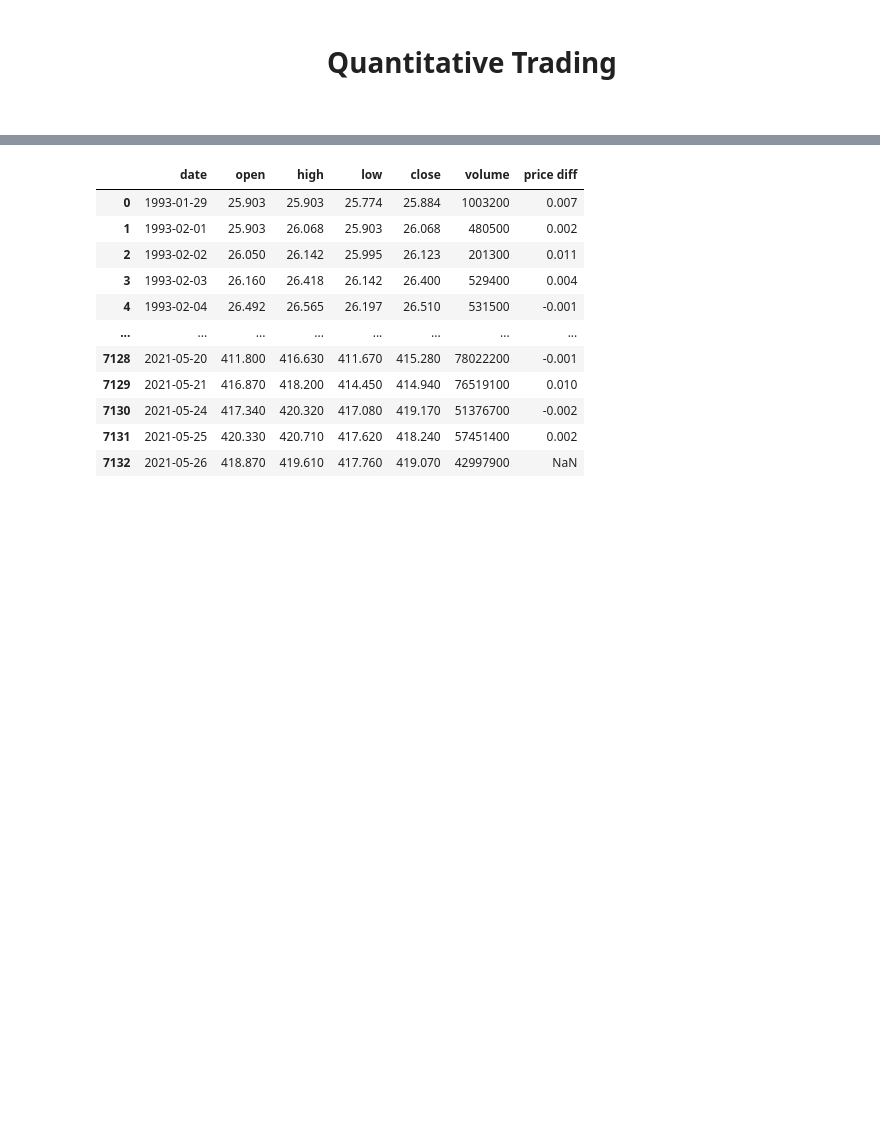
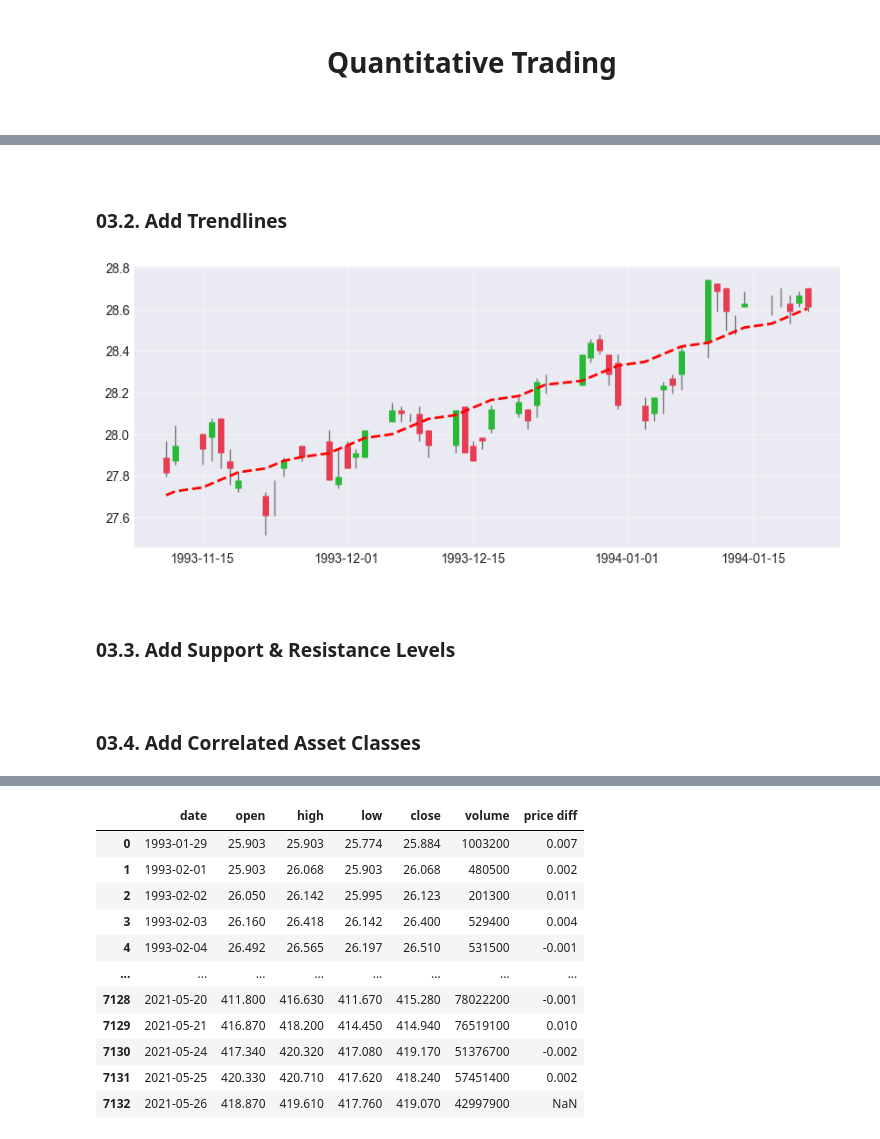
Before and after one commit to soheil-mpg/Automatic-Trading-with-RL, a Jupyter notebook: quantitative trading.ipynb, the cells around one changed output, grey strips where cells are left out. Cells and saved outputs as stored; diff of their text form; code cells hidden in the pictures; blank space fills up the shorter version.

```diff
--- a/quantitative trading.ipynb
+++ b/quantitative trading.ipynb
@@ -246,0 +242,3 @@ df
+# %%
+df = df.set_index("date")
+df
@@ -252,0 +270,4 @@ df
+# %%
+# Add relative volume (i.e. percentage of change in volume)
+df["price change"] = df["close"].pct_change()
+df
@@ -252,0 +335,6 @@ df
+# %% [markdown]
+<br>
+
+### 03.2. Add Trendlines
+# %%
+temp_df = df.iloc[:50]
@@ -252,0 +344,32 @@ df
+# %%
+plt.figure(figsize=(10, 4))
+
+# Vertical lines from low to high
+plt.vlines(temp_df.index, temp_df["low"], temp_df["high"], alpha=0.5, linewidth=1, color="black")
+
+# Green candle
+green_df = temp_df[temp_df["open"]<temp_df["close"]]
+plt.vlines(green_df.index, green_df["open"], green_df["close"], alpha=1, linewidth=5, color="#27ba36")
+
+# Red candle
+red_df = temp_df[temp_df["open"]>temp_df["close"]]
+plt.vlines(red_df.index, red_df["open"], red_df["close"], alpha=1, linewidth=5, color="#e83c53")
+
+# Draw trendline
+x = temp_df["close"].reset_index().iloc[:, 1:].index.to_list()
+y = list(temp_df["close"].reset_index().iloc[:, 1:].values.reshape(-1))
+z = np.polyfit(x, y, 1)
+p = np.poly1d(z)
+plt.plot(temp_df.index, p(x), "r--")
+
+plt.show()
+# %% [output]
+[figure, added]
+# %% [markdown]
+<br>
+
+### 03.3. Add Support & Resistance Levels
+# %% [markdown]
+<br>
+
+### 03.4. Add Correlated Asset Classes
```
Also changed, not shown: parts of 94 cells of this notebook.
